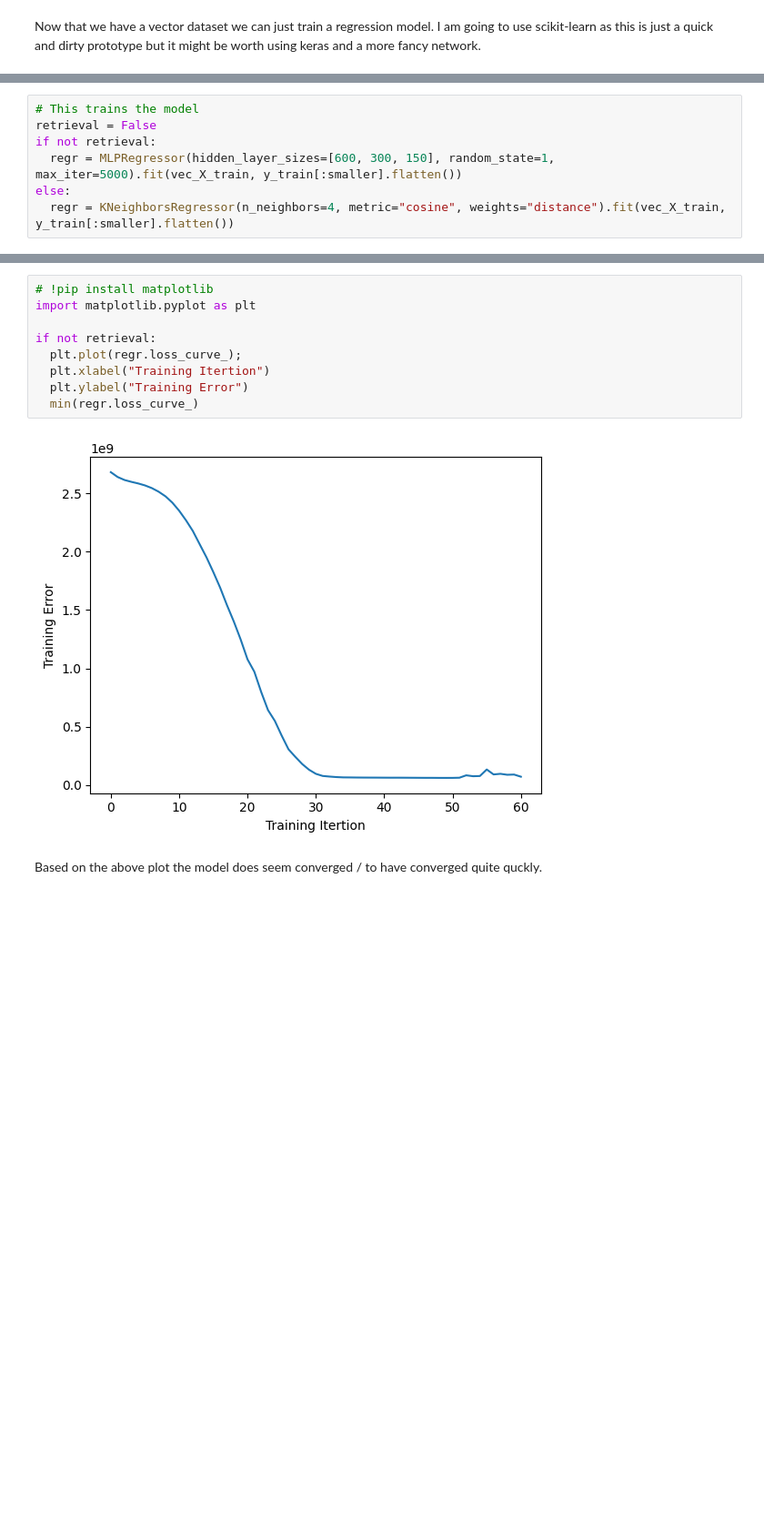
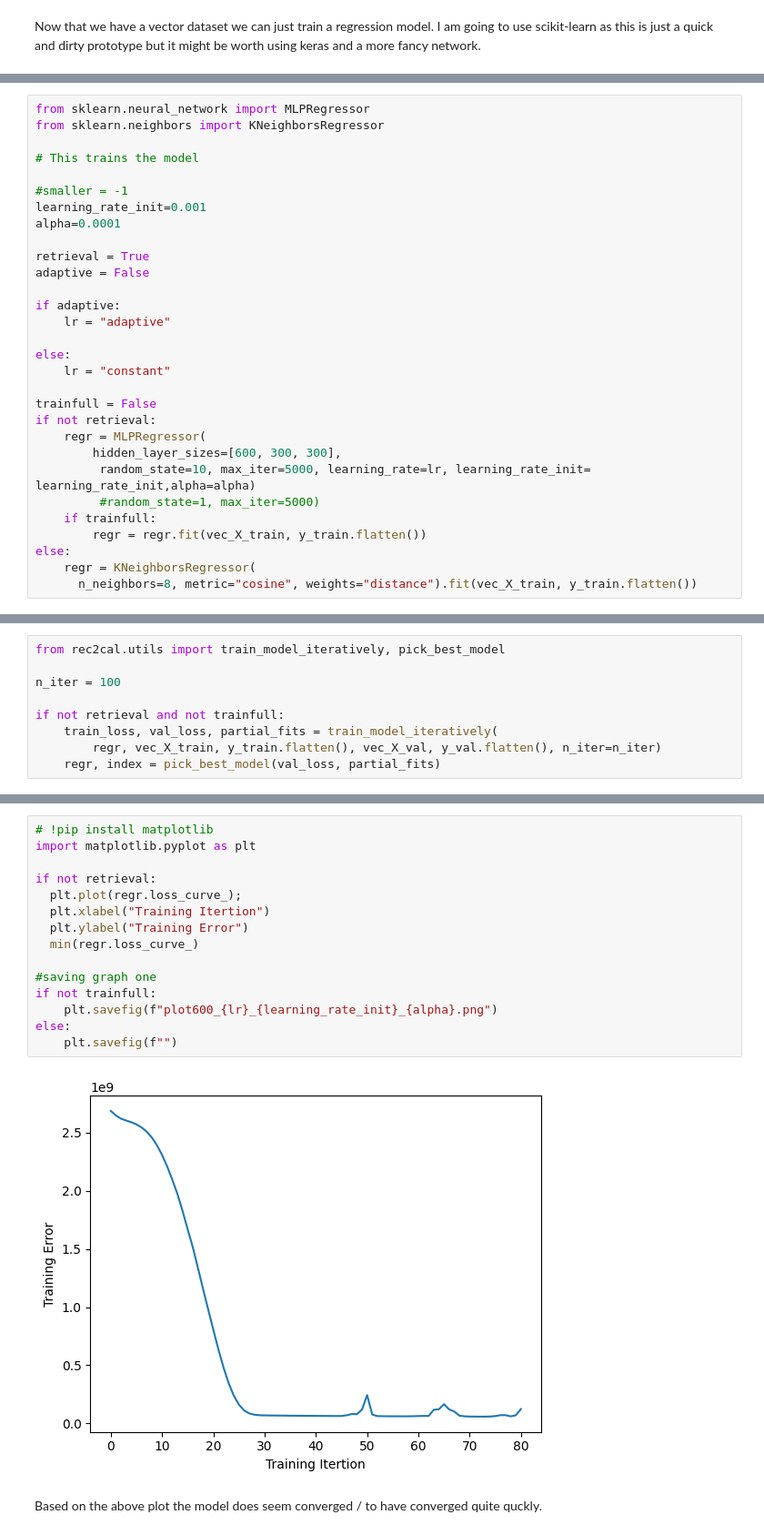
Before and after one commit to VargArturo/pic2cal, a Jupyter notebook: notebooks/RegressionNetworkKeras-clean-version.ipynb, the cells around one changed output, grey strips where cells are left out. Shown: that part at 91% size. Drawn from its saved outputs; the diff is of its cells as text; blank space fills up the shorter version.

Commit message:
learning with validation set

```diff
--- a/notebooks/RegressionNetworkKeras-clean-version.ipynb
+++ b/notebooks/RegressionNetworkKeras-clean-version.ipynb
@@ -209,7 +137,30 @@ from sklearn.neighbors import KNeighborsRegressor
 # %%
+from sklearn.neural_network import MLPRegressor
+from sklearn.neighbors import KNeighborsRegressor
+
 # This trains the model
-retrieval = False
+
+#smaller = -1
+learning_rate_init=0.001
+alpha=0.0001
+
+retrieval = True
+adaptive = False
+
+if adaptive:
+    lr = "adaptive"
+
+else:
+    lr = "constant"
+
+trainfull = False
 if not retrieval:
-  regr = MLPRegressor(hidden_layer_sizes=[600, 300, 150], random_state=1, max_iter=5000).fit(vec_X_train, y_train[:smaller].flatten())
+    regr = MLPRegressor(
+        hidden_layer_sizes=[600, 300, 300],
+         random_state=10, max_iter=5000, learning_rate=lr, learning_rate_init= learning_rate_init,alpha=alpha)
+         #random_state=1, max_iter=5000)
+    if trainfull:
+        regr = regr.fit(vec_X_train, y_train.flatten())
 else:
-  regr = KNeighborsRegressor(n_neighbors=4, metric="cosine", weights="distance").fit(vec_X_train, y_train[:smaller].flatten())
+    regr = KNeighborsRegressor(
+      n_neighbors=8, metric="cosine", weights="distance").fit(vec_X_train, y_train.flatten())
@@ -215,0 +171,9 @@ else:
+# %%
+from rec2cal.utils import train_model_iteratively, pick_best_model
+
+n_iter = 100
+
+if not retrieval and not trainfull:
+    train_loss, val_loss, partial_fits = train_model_iteratively(
+        regr, vec_X_train, y_train.flatten(), vec_X_val, y_val.flatten(), n_iter=n_iter)
+    regr, index = pick_best_model(val_loss, partial_fits)
@@ -216,14 +218,20 @@ else:
 # %%
 # !pip install matplotlib
 import matplotlib.pyplot as plt
 
 if not retrieval:
   plt.plot(regr.loss_curve_);
   plt.xlabel("Training Itertion")
   plt.ylabel("Training Error")
   min(regr.loss_curve_)
+
+#saving graph one
+if not trainfull:
+    plt.savefig(f"plot600_{lr}_{learning_rate_init}_{alpha}.png")
+else:
+    plt.savefig(f"")
 # %% [output]
-[figure, old version]
+[figure, new version]
 # %% [markdown]
 Based on the above plot the model does seem converged / to have converged quite quckly.
 # %% [markdown]
```
Also changed, not shown: parts of 58 cells of this notebook.
